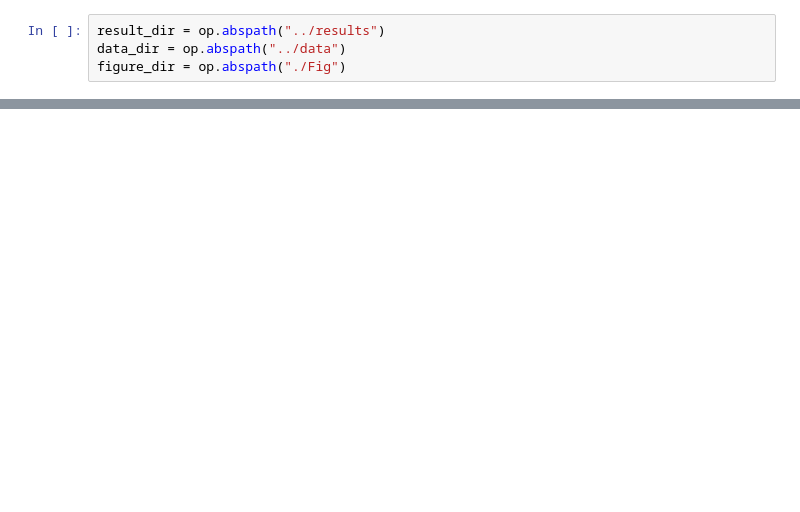
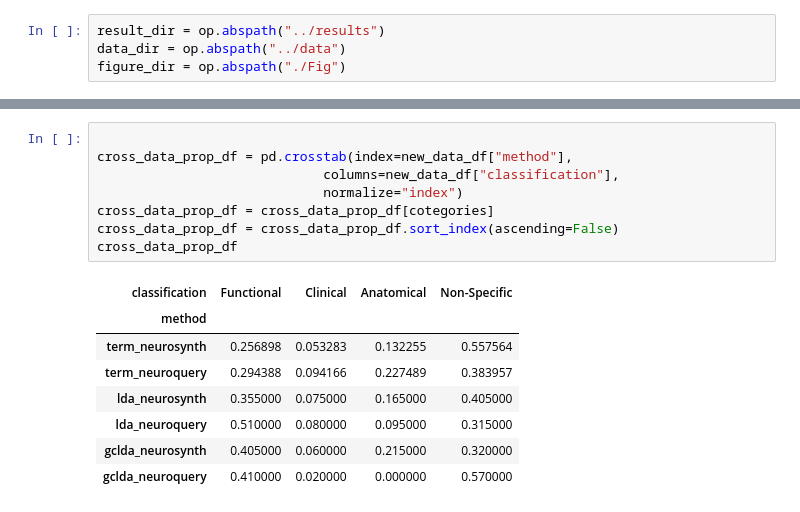
Before and after one commit to NBCLab/gradient-decoding, a Jupyter notebook: figures/term_classification.ipynb, the cells around one changed output, grey strips where cells are left out. Cells and saved outputs as stored; diff of their text form; blank space fills up the shorter version.

```diff
--- a/figures/term_classification.ipynb
+++ b/figures/term_classification.ipynb
@@ -49,0 +78,17 @@ gclda neuroquery
+# %%
+
+cross_data_prop_df = pd.crosstab(index=new_data_df["method"],
+                             columns=new_data_df["classification"],
+                             normalize="index")
+cross_data_prop_df = cross_data_prop_df[cotegories]
+cross_data_prop_df = cross_data_prop_df.sort_index(ascending=False)
+cross_data_prop_df
+# %% [output]
+| classification | Functional | Clinical | Anatomical | Non-Specific |
+| method |  |  |  |  |
+| term_neurosynth | 0.256898 | 0.053283 | 0.132255 | 0.557564 |
+| term_neuroquery | 0.294388 | 0.094166 | 0.227489 | 0.383957 |
+| lda_neurosynth | 0.355000 | 0.075000 | 0.165000 | 0.405000 |
+| lda_neuroquery | 0.510000 | 0.080000 | 0.095000 | 0.315000 |
+| gclda_neurosynth | 0.405000 | 0.060000 | 0.215000 | 0.320000 |
+| gclda_neuroquery | 0.410000 | 0.020000 | 0.000000 | 0.570000 |
```
Also changed, not shown: parts of 5 cells of this notebook, 1 other file.
